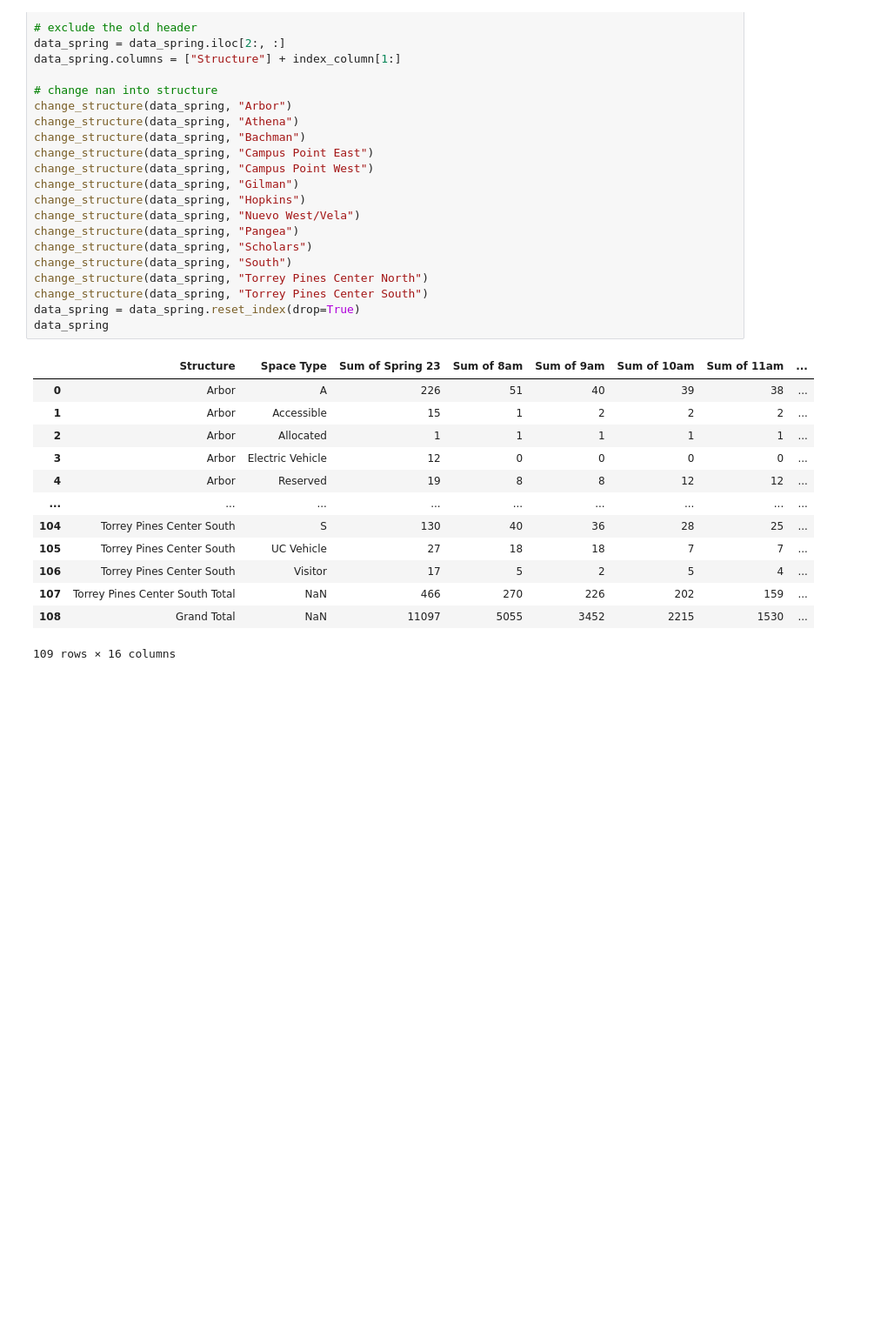
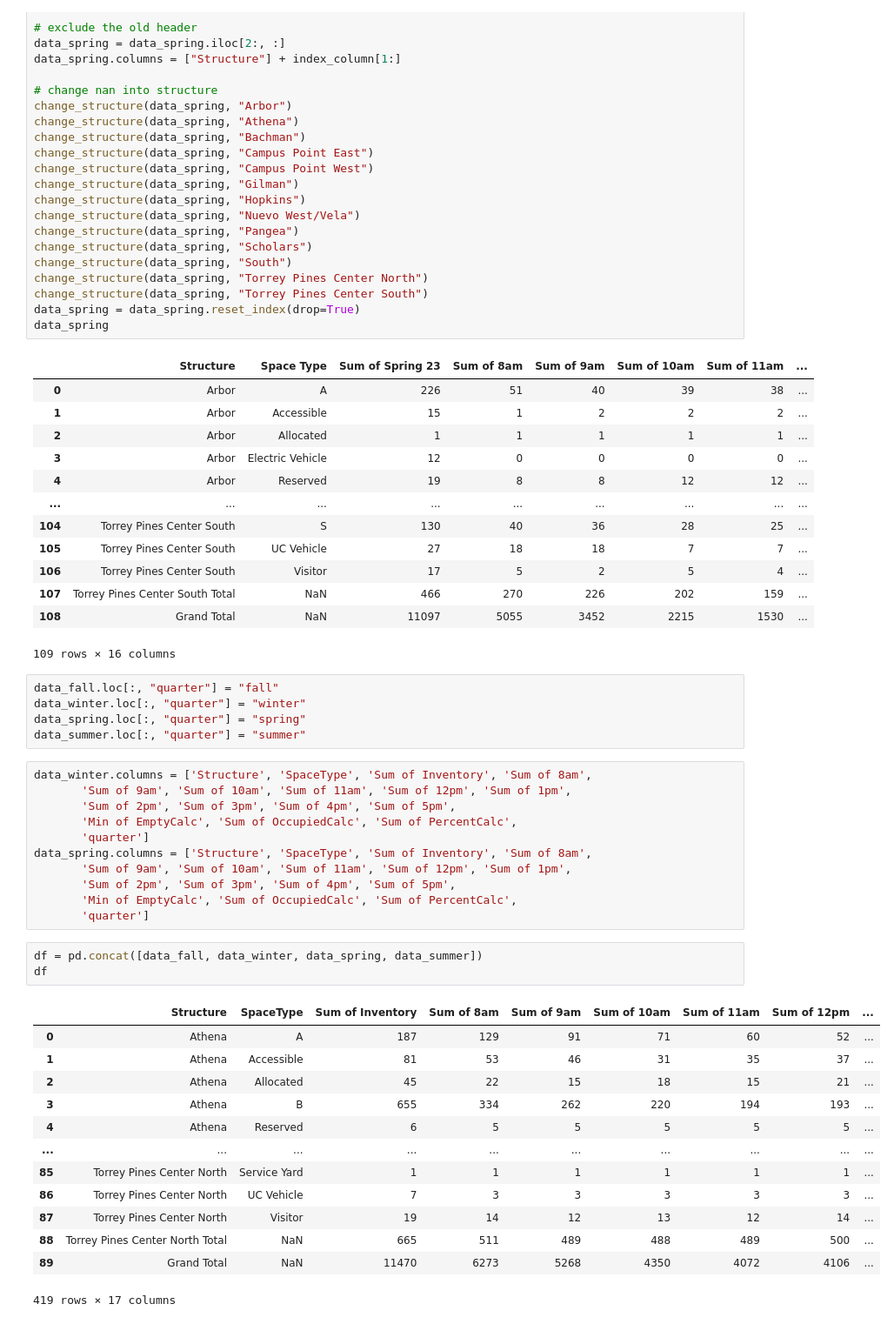
Before and after one commit to DanielJu0925/math189_project, a Jupyter notebook: data_process.ipynb, the cells around one changed output. Shown at 87% size. Cells and saved outputs as stored; diff of their text form; blank space fills up the shorter version.

```diff
--- a/data_process.ipynb
+++ b/data_process.ipynb
@@ -167,3 +168,36 @@ data_spring
 | 107 | Torrey Pines Center South Total | NaN | 466 | 270 | 226 | 202 | 159 | ... |
 | 108 | Grand Total | NaN | 11097 | 5055 | 3452 | 2215 | 1530 | ... |
 109 rows × 16 columns
+# %%
+data_fall.loc[:, "quarter"] = "fall"
+data_winter.loc[:, "quarter"] = "winter"
+data_spring.loc[:, "quarter"] = "spring"
+data_summer.loc[:, "quarter"] = "summer"
+# %%
+data_winter.columns = ['Structure', 'SpaceType', 'Sum of Inventory', 'Sum of 8am',
+       'Sum of 9am', 'Sum of 10am', 'Sum of 11am', 'Sum of 12pm', 'Sum of 1pm',
+       'Sum of 2pm', 'Sum of 3pm', 'Sum of 4pm', 'Sum of 5pm',
+       'Min of EmptyCalc', 'Sum of OccupiedCalc', 'Sum of PercentCalc',
+       'quarter']
+data_spring.columns = ['Structure', 'SpaceType', 'Sum of Inventory', 'Sum of 8am',
+       'Sum of 9am', 'Sum of 10am', 'Sum of 11am', 'Sum of 12pm', 'Sum of 1pm',
+       'Sum of 2pm', 'Sum of 3pm', 'Sum of 4pm', 'Sum of 5pm',
+       'Min of EmptyCalc', 'Sum of OccupiedCalc', 'Sum of PercentCalc',
+       'quarter']
+# %%
+df = pd.concat([data_fall, data_winter, data_spring, data_summer])
+df
+# %% [output]
+|  | Structure | SpaceType | Sum of Inventory | Sum of 8am | Sum of 9am | Sum of 10am | Sum of 11am | Sum of 12pm | ... |
+| 0 | Athena | A | 187 | 129 | 91 | 71 | 60 | 52 | ... |
+| 1 | Athena | Accessible | 81 | 53 | 46 | 31 | 35 | 37 | ... |
+| 2 | Athena | Allocated | 45 | 22 | 15 | 18 | 15 | 21 | ... |
+| 3 | Athena | B | 655 | 334 | 262 | 220 | 194 | 193 | ... |
+| 4 | Athena | Reserved | 6 | 5 | 5 | 5 | 5 | 5 | ... |
+| ... | ... | ... | ... | ... | ... | ... | ... | ... | ... |
+| 85 | Torrey Pines Center North | Service Yard | 1 | 1 | 1 | 1 | 1 | 1 | ... |
+| 86 | Torrey Pines Center North | UC Vehicle | 7 | 3 | 3 | 3 | 3 | 3 | ... |
+| 87 | Torrey Pines Center North | Visitor | 19 | 14 | 12 | 13 | 12 | 14 | ... |
+| 88 | Torrey Pines Center North Total | NaN | 665 | 511 | 489 | 488 | 489 | 500 | ... |
+| 89 | Grand Total | NaN | 11470 | 6273 | 5268 | 4350 | 4072 | 4106 | ... |
+419 rows × 17 columns
```
Also changed, not shown: parts of 1 cell of this notebook, 4 other files.
